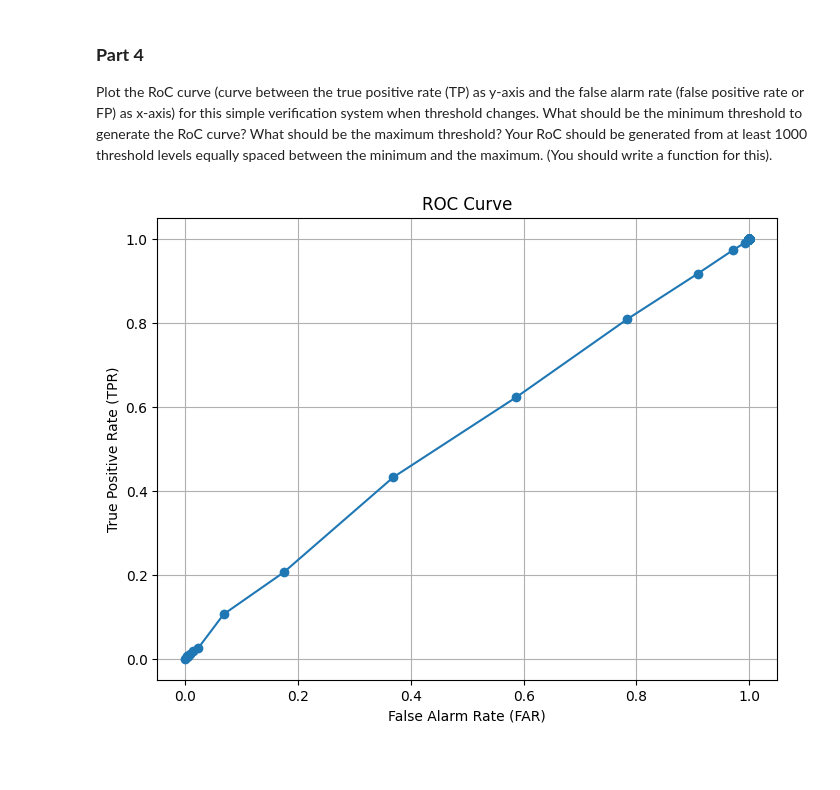
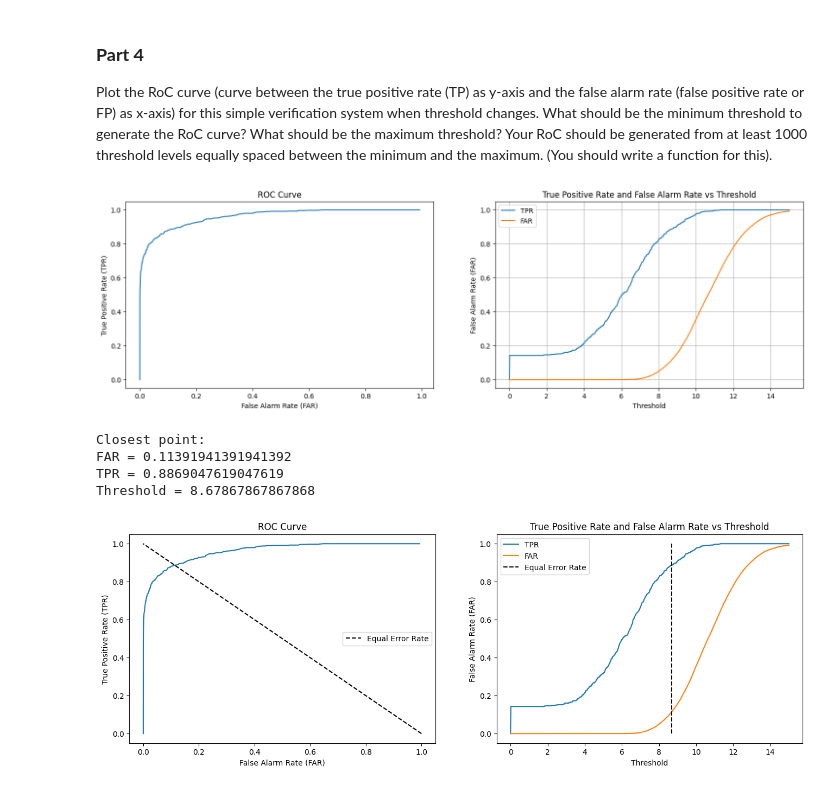
Before and after one commit to PavarisAsawa/PatternRecognition-Dimensionality_Reduction, a Jupyter notebook: pca.ipynb, the cells around one changed output. Drawn from its saved outputs; the diff is of its cells as text; code cells hidden in the pictures; blank space fills up the shorter version.

```diff
--- a/pca.ipynb
+++ b/pca.ipynb
@@ -90,6 +103,8 @@ for people in range(40):
 num_people = 40
 num_train_pose = 3
 num_test_pose = 7
+N = num_people * num_train_pose
+D = 56 * 46
 
 xf2_train = {}
 xf2_test = {}
@@ -190,14 +207,18 @@ TP: 363, TN: 20679, FP: 12081, FN: 477
 ### **Part 4**
 Plot the RoC curve (curve between the true positive rate (TP) as y-axis and the false alarm rate (false positive rate or FP) as x-axis) for this simple verification system when threshold changes. What should be the minimum threshold to generate the RoC curve? What should be the maximum threshold? Your RoC should be generated from at least 1000 threshold levels equally spaced between the minimum and the maximum. (You should write a function for this).
 # %%
-num_thresholds = 2000
-thresholds = np.arange(0, num_thresholds, 1)
-tpr = np.zeros(num_thresholds)
-far = np.zeros(num_thresholds)
+num_thresholds = 1000
+# thresholds = np.linspace(1.5, 15, num_thresholds)
+thresholds = np.linspace(0, 15, num_thresholds)
+tpr = np.array([])
+far = np.array([])
+# tpr = np.zeros()
+# far = np.zeros()
 
-for i in thresholds:
-    result = face_verification(similarity=sim, t=i)
-    tpr[i] = result['TPR']
-    far[i] = result['FAR']
-
+for i, t in enumerate(thresholds):
+    result = face_verification(similarity=sim, t=t)
+    # tpr[i] = result['TPR']
+    # far[i] = result['FAR']
+    tpr = np.append(tpr, result['TPR'])
+    far = np.append(far, result['FAR'])
     # print(f"Threshold: {i}, TPR: {result['TPR']}, FAR: {result['FAR']}")
@@ -213,4 +225,56 @@ def roc_curve(true_positive_rate, false_alarm_rate):
 # %%
-roc_curve(true_positive_rate=tpr, false_alarm_rate=far)
+plt.figure(figsize=(18, 5))
+# plt.plot(false_alarm_rate, true_positive_rate, marker='o')
+plt.subplot(1, 2, 1)
+plt.plot(far, tpr)
+plt.title('ROC Curve')
+plt.xlabel('False Alarm Rate (FAR)')
+plt.ylabel('True Positive Rate (TPR)')
+
+
+plt.subplot(1, 2, 2)
+plt.plot(thresholds, tpr, label='TPR')
+plt.plot(thresholds, far, label='FAR')
+plt.title('True Positive Rate and False Alarm Rate vs Threshold')
+plt.xlabel('Threshold')
+plt.ylabel('False Alarm Rate (FAR)')
+plt.legend()
+
+
+plt.grid()
+plt.show()
 # %% [output]
-[figure, old version]
+[figure, new version]
+# %%
+plt.figure(figsize=(16, 5))
+# plt.plot(false_alarm_rate, true_positive_rate, marker='o')
+plt.subplot(1, 2, 1)
+plt.plot(far, tpr)
+plt.plot([1, 0], [0, 1], 'k--', label='Equal Error Rate')
+plt.title('ROC Curve')
+plt.xlabel('False Alarm Rate (FAR)')
+plt.ylabel('True Positive Rate (TPR)')
+plt.legend()
+
+dist_to_line = np.abs(tpr - (1 - far)) / np.sqrt(2)
+idx = np.argmin(dist_to_line)
+
+plt.subplot(1, 2, 2)
+plt.plot(thresholds, tpr, label='TPR')
+plt.plot(thresholds, far, label='FAR')
+plt.plot([thresholds[idx], thresholds[idx]], [0, 1], 'k--', label='Equal Error Rate')
+plt.title('True Positive Rate and False Alarm Rate vs Threshold')
+plt.xlabel('Threshold')
+plt.ylabel('False Alarm Rate (FAR)')
+plt.legend()
+
+print("Closest point:")
+print("FAR =", far[idx])
+print("TPR =", tpr[idx])
+print("Threshold =", thresholds[idx])
+# %% [output]
+Closest point:
+FAR = 0.11391941391941392
+TPR = 0.8869047619047619
+Threshold = 8.67867867867868
+[figure, added]
```
Also changed, not shown: parts of 84 cells of this notebook, 6 other files.
